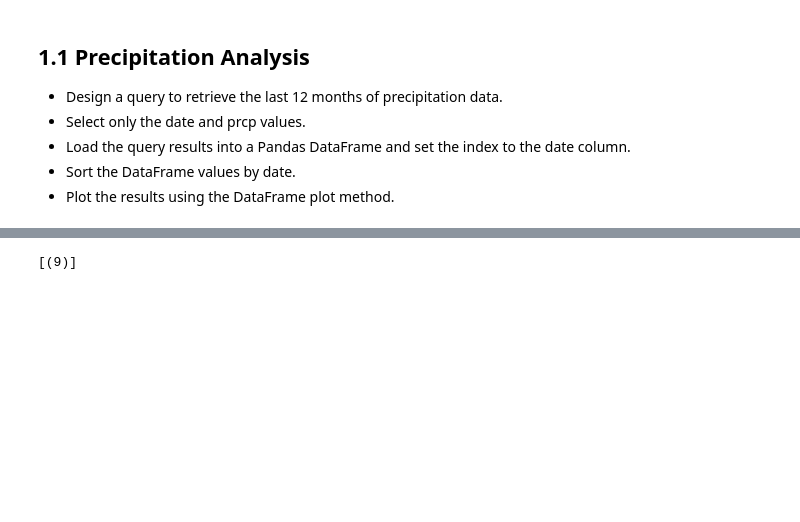
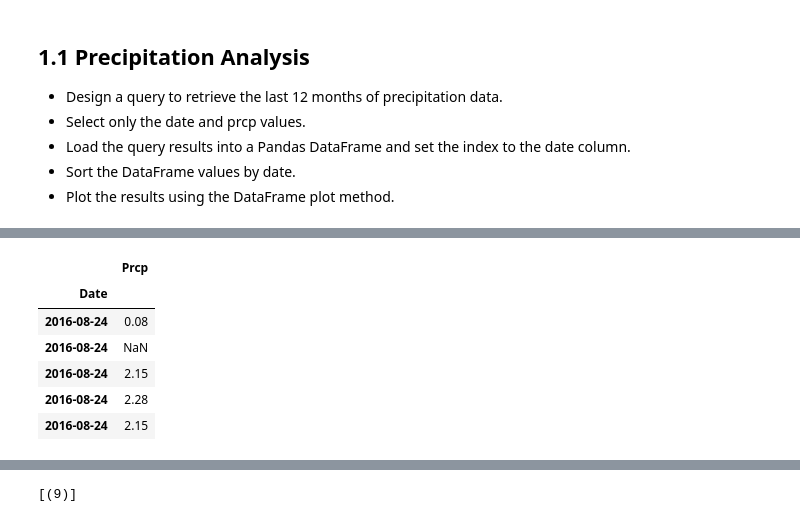
Before and after one commit to normalfactory/DataScience_Assignment_8, a Jupyter notebook: climate_starter.ipynb, the cells around one changed output, grey strips where cells are left out. Cells and saved outputs as stored; diff of their text form; code cells hidden in the pictures; blank space fills up the shorter version.

```diff
--- a/climate_starter.ipynb
+++ b/climate_starter.ipynb
@@ -114,0 +111,18 @@ Last date in dataset: 2017-08-23
+# %%
+#-- Determine Dates
+
+#- Last date in dataset
+lastDateString = session.query(func.max(Measurement.date)).scalar()
+
+
+#- Convert to DateTime from String
+lastDate = datetime.strptime(lastDateString, '%Y-%m-%d')
+
+
+#- 12 Months from last date
+startDate = lastDate - relativedelta(years=1)
+
+
+#- Display Dates
+print(f"Query start date: {startDate}")
+print(f"Query end date: {lastDate}")
@@ -114,0 +132,35 @@ Last date in dataset: 2017-08-23
+# %%
+#-- Create DataFrame
+
+#- Columns for dataframe
+sel = [Measurement.date,
+      Measurement.prcp]
+
+
+#- Create List of Records
+records = session.query(*sel).filter(Measurement.date.between(startDate, lastDate)).all()
+
+
+#- Create DataFrame
+dateColumn = 'Date'
+precipitation_df = pd.DataFrame(x, columns=[dateColumn, "Prcp"])
+
+
+#- Set Index on Date
+precipitation_df = precipitation_df.set_index(dateColumn)
+
+
+#- Sort by Date
+precipitation_df = precipitation_df.sort_values(by=[dateColumn])
+
+
+#- Preview DataFrame
+precipitation_df.head()
+# %% [output]
+|  | Prcp |
+| Date |  |
+| 2016-08-24 | 0.08 |
+| 2016-08-24 | NaN |
+| 2016-08-24 | 2.15 |
+| 2016-08-24 | 2.28 |
+| 2016-08-24 | 2.15 |
```
Also changed, not shown: parts of 4 cells of this notebook.
